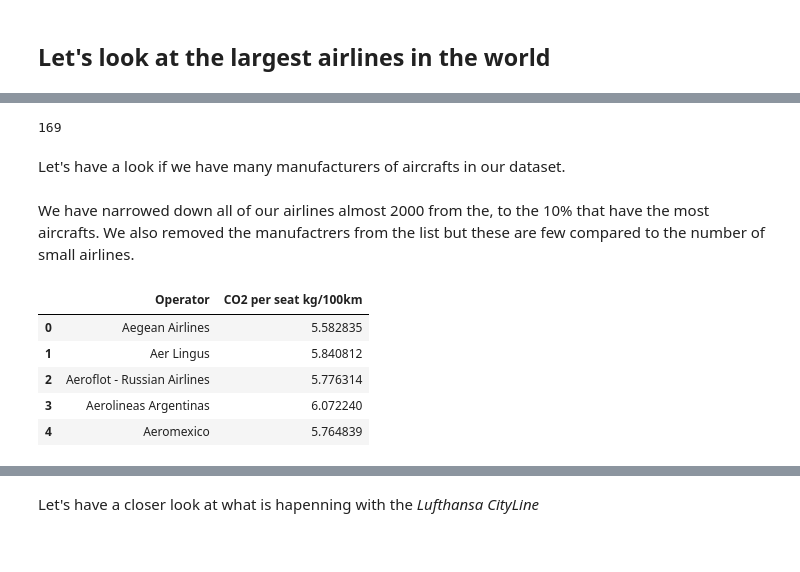
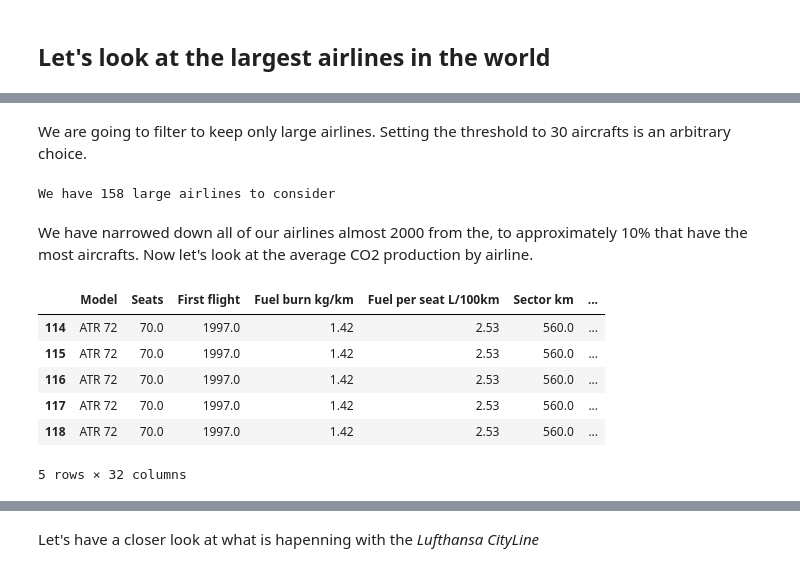
Before and after one commit to Jmion/aviation-co2-impact, a Jupyter notebook: planespotter.ipynb, the cells around one changed output, grey strips where cells are left out. Drawn from its saved outputs; the diff is of its cells as text; code cells hidden in the pictures.

```diff
--- a/planespotter.ipynb
+++ b/planespotter.ipynb
@@ -207,0 +224,8 @@ aircrafts_airlines.groupby("Operator").mean()
+# %%
+active_passenger_aircraft = aircrafts_airlines[
+    (aircrafts_airlines.Status== "Active") &\
+    (aircrafts_airlines['Config (Pax/Combi/Cargo/Other)']=="Pax") &\
+    ((aircrafts_airlines['Operator Category'] == "Airline") |\
+    (aircrafts_airlines['Operator Category'] == "Leasing Company") |\
+    (aircrafts_airlines['Operator Category'] == "Business Airline"))]
+active_passenger_aircraft.groupby("Operator").mean()
@@ -234,7 +251,5 @@ Index(['Seats', 'First flight', 'Fuel burn kg/km', 'Fuel per seat L/100km',
 # %%
-big_airlines = aircrafts_airlines.copy()
-big_airlines = big_airlines[big_airlines["Operator Category"] == 'Airline']
-big_airlines = big_airlines[big_airlines["Status"] == "Active"]
+big_airlines = active_passenger_aircraft.copy()
 big_airlines = big_airlines.groupby(['Operator', 'Operator ID']).count()
 big_airlines = big_airlines[["Seats"]].rename(columns={"Seats": "Nb planes"})
 big_airlines = big_airlines.sort_values("Nb planes", ascending = False)
@@ -243,24 +273,31 @@ big_airlines = big_airlines.sort_values("Nb planes", ascending = False)
+# %% [markdown]
+We are going to filter to keep only large airlines. Setting the threshold to 30 aircrafts is an arbitrary choice.
 # %%
-big_airlines = big_airlines[big_airlines['Nb planes'] > 30].reset_index()
+BIG_AIRLINE_THRESHHOLD = 30
+
+big_airlines = big_airlines[big_airlines['Nb planes'] > BIG_AIRLINE_THRESHHOLD].reset_index()
 # %%
 big_airlines_list = big_airlines.Operator.tolist()
-len(big_airlines_list)
+print("We have %d large airlines to consider"% len(big_airlines_list))
 # %% [output]
-169
+We have 158 large airlines to consider
-# %% [markdown]
-Let's have a look if we have many manufacturers of aircrafts in our dataset.
 # %% [markdown]
-We have narrowed down all of our airlines almost 2000 from the, to the 10% that have the most aircrafts. We also removed the manufactrers from the list but these are few compared to the number of small airlines.
+We have narrowed down all of our airlines almost 2000 from the, to approximately 10% that have the most aircrafts. Now let's look at the average CO2 production by airline.
 # %%
-plot_airlines = aircrafts_airlines.copy()
-plot_airlines = plot_airlines.reset_index()[["Operator", "CO2 per seat kg/100km"]]
+plot_airlines = active_passenger_aircraft.copy()
+
+plot_airlines = plot_airlines.reset_index()
+
 plot_airlines = plot_airlines[[x in big_airlines_list for x in plot_airlines["Operator"]]]
-plot_airlines = plot_airlines.groupby('Operator').mean().reset_index()
+
+plot_airlines = plot_airlines[~plot_airlines['Build Date'].isna()]
+
 plot_airlines.head()
 # %% [output]
-|  | Operator | CO2 per seat kg/100km |
-| 0 | Aegean Airlines | 5.582835 |
-| 1 | Aer Lingus | 5.840812 |
-| 2 | Aeroflot - Russian Airlines | 5.776314 |
-| 3 | Aerolineas Argentinas | 6.072240 |
-| 4 | Aeromexico | 5.764839 |
+|  | Model | Seats | First flight | Fuel burn kg/km | Fuel per seat L/100km | Sector km | ... |
+| 114 | ATR 72 | 70.0 | 1997.0 | 1.42 | 2.53 | 560.0 | ... |
+| 115 | ATR 72 | 70.0 | 1997.0 | 1.42 | 2.53 | 560.0 | ... |
+| 116 | ATR 72 | 70.0 | 1997.0 | 1.42 | 2.53 | 560.0 | ... |
+| 117 | ATR 72 | 70.0 | 1997.0 | 1.42 | 2.53 | 560.0 | ... |
+| 118 | ATR 72 | 70.0 | 1997.0 | 1.42 | 2.53 | 560.0 | ... |
+5 rows × 32 columns
```
Also changed, not shown: parts of 59 cells of this notebook.
